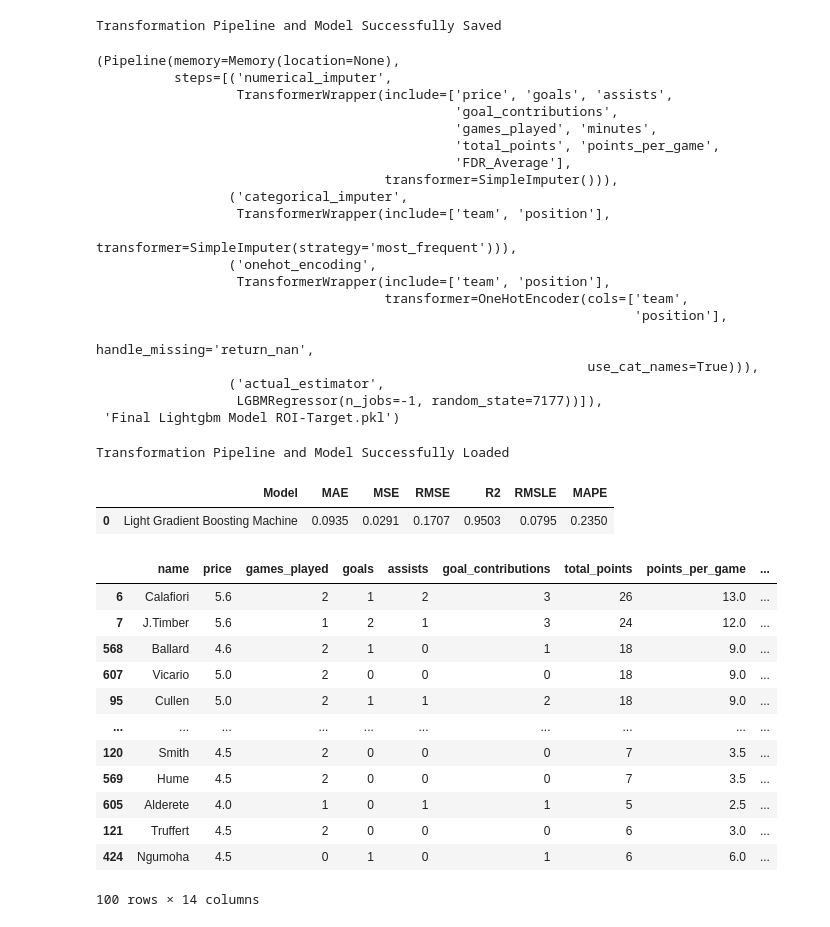
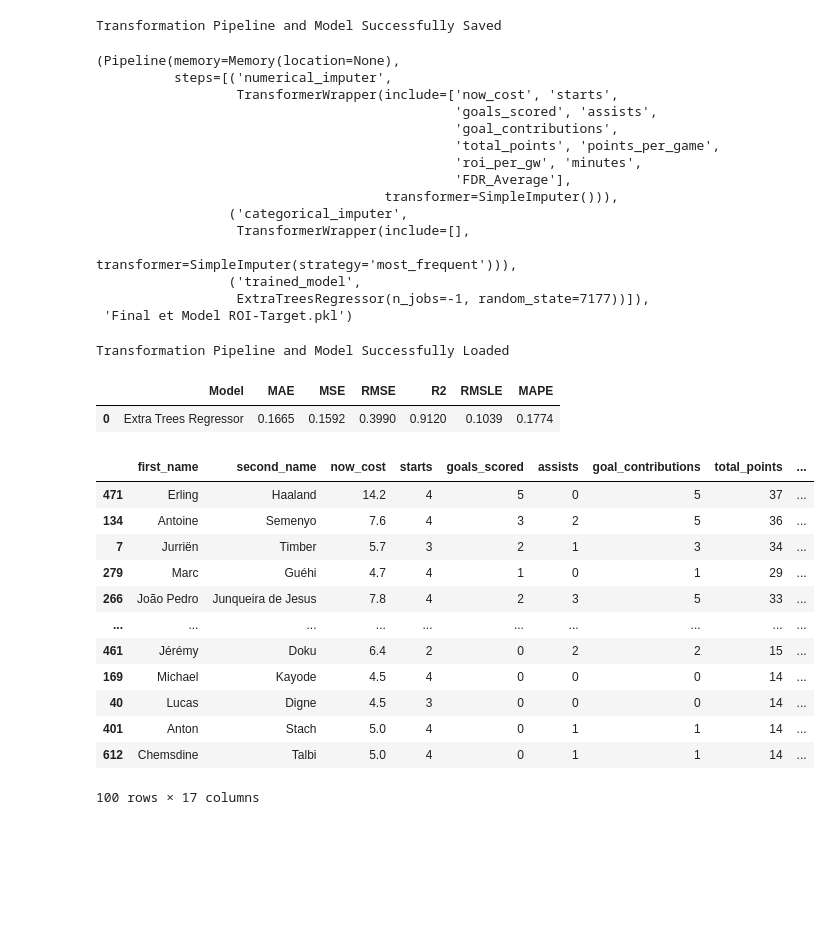
Before and after one commit to kareemseyi/FPL2023, a Jupyter notebook: ml/pycaret.ipynb, the cells around one changed output. Saved outputs shown, nothing was run; the diff lists cells and outputs as text; code cells hidden in the pictures; blank space fills up the shorter version.

```diff
--- a/ml/pycaret.ipynb
+++ b/ml/pycaret.ipynb
@@ -188,48 +170,43 @@ unseen_predictions.head(100)
 # %%
-save_model(final_lightgbm,'Final Lightgbm Model ROI-Target')
+save_model(et,'Final et Model ROI-Target')
 # %% [output]
 Transformation Pipeline and Model Successfully Saved
 (Pipeline(memory=Memory(location=None),
           steps=[('numerical_imputer',
-                  TransformerWrapper(include=['price', 'goals', 'assists',
+                  TransformerWrapper(include=['now_cost', 'starts',
+                                              'goals_scored', 'assists',
                                               'goal_contributions',
-                                              'games_played', 'minutes',
                                               'total_points', 'points_per_game',
+                                              'roi_per_gw', 'minutes',
                                               'FDR_Average'],
                                      transformer=SimpleImputer())),
                  ('categorical_imputer',
-                  TransformerWrapper(include=['team', 'position'],
+                  TransformerWrapper(include=[],
                                      transformer=SimpleImputer(strategy='most_frequent'))),
-                 ('onehot_encoding',
-                  TransformerWrapper(include=['team', 'position'],
-                                     transformer=OneHotEncoder(cols=['team',
-                                                                     'position'],
-                                                               handle_missing='return_nan',
-                                                               use_cat_names=True))),
-                 ('actual_estimator',
-                  LGBMRegressor(n_jobs=-1, random_state=7177))]),
- 'Final Lightgbm Model ROI-Target.pkl')
+                 ('trained_model',
+                  ExtraTreesRegressor(n_jobs=-1, random_state=7177))]),
+ 'Final et Model ROI-Target.pkl')
 # %%
 
-saved_final_lightgbm = load_model('Final Lightgbm Model ROI-Target')
+saved_final_lightgbm = load_model('Final et Model ROI-Target')
 
-data_new = pd.read_csv('../datastore/current/FPL_data_3.csv')
+data_new = pd.read_csv('../datastore/current/FPL_data_5.csv')
 new_prediction = predict_model(saved_final_lightgbm, data=data_new).sort_values('prediction_label', ascending=False)
 new_prediction.head(100)
 # %% [output]
 Transformation Pipeline and Model Successfully Loaded
 |  | Model | MAE | MSE | RMSE | R2 | RMSLE | MAPE |
-| 0 | Light Gradient Boosting Machine | 0.0935 | 0.0291 | 0.1707 | 0.9503 | 0.0795 | 0.2350 |
+| 0 | Extra Trees Regressor | 0.1665 | 0.1592 | 0.3990 | 0.9120 | 0.1039 | 0.1774 |
-|  | name | price | games_played | goals | assists | goal_contributions | total_points | points_per_game | ... |
-| 6 | Calafiori | 5.6 | 2 | 1 | 2 | 3 | 26 | 13.0 | ... |
-| 7 | J.Timber | 5.6 | 1 | 2 | 1 | 3 | 24 | 12.0 | ... |
-| 568 | Ballard | 4.6 | 2 | 1 | 0 | 1 | 18 | 9.0 | ... |
-| 607 | Vicario | 5.0 | 2 | 0 | 0 | 0 | 18 | 9.0 | ... |
-| 95 | Cullen | 5.0 | 2 | 1 | 1 | 2 | 18 | 9.0 | ... |
+|  | first_name | second_name | now_cost | starts | goals_scored | assists | goal_contributions | total_points | ... |
+| 471 | Erling | Haaland | 14.2 | 4 | 5 | 0 | 5 | 37 | ... |
+| 134 | Antoine | Semenyo | 7.6 | 4 | 3 | 2 | 5 | 36 | ... |
+| 7 | Jurriën | Timber | 5.7 | 3 | 2 | 1 | 3 | 34 | ... |
+| 279 | Marc | Guéhi | 4.7 | 4 | 1 | 0 | 1 | 29 | ... |
+| 266 | João Pedro | Junqueira de Jesus | 7.8 | 4 | 2 | 3 | 5 | 33 | ... |
 | ... | ... | ... | ... | ... | ... | ... | ... | ... | ... |
-| 120 | Smith | 4.5 | 2 | 0 | 0 | 0 | 7 | 3.5 | ... |
-| 569 | Hume | 4.5 | 2 | 0 | 0 | 0 | 7 | 3.5 | ... |
-| 605 | Alderete | 4.0 | 1 | 0 | 1 | 1 | 5 | 2.5 | ... |
-| 121 | Truffert | 4.5 | 2 | 0 | 0 | 0 | 6 | 3.0 | ... |
-| 424 | Ngumoha | 4.5 | 0 | 1 | 0 | 1 | 6 | 6.0 | ... |
+| 461 | Jérémy | Doku | 6.4 | 2 | 0 | 2 | 2 | 15 | ... |
+| 169 | Michael | Kayode | 4.5 | 4 | 0 | 0 | 0 | 14 | ... |
+| 40 | Lucas | Digne | 4.5 | 3 | 0 | 0 | 0 | 14 | ... |
+| 401 | Anton | Stach | 5.0 | 4 | 0 | 1 | 1 | 14 | ... |
+| 612 | Chemsdine | Talbi | 5.0 | 4 | 0 | 1 | 1 | 14 | ... |
-100 rows × 14 columns
+100 rows × 17 columns
```
Also changed, not shown: parts of 11 cells of this notebook, 4 other files.
